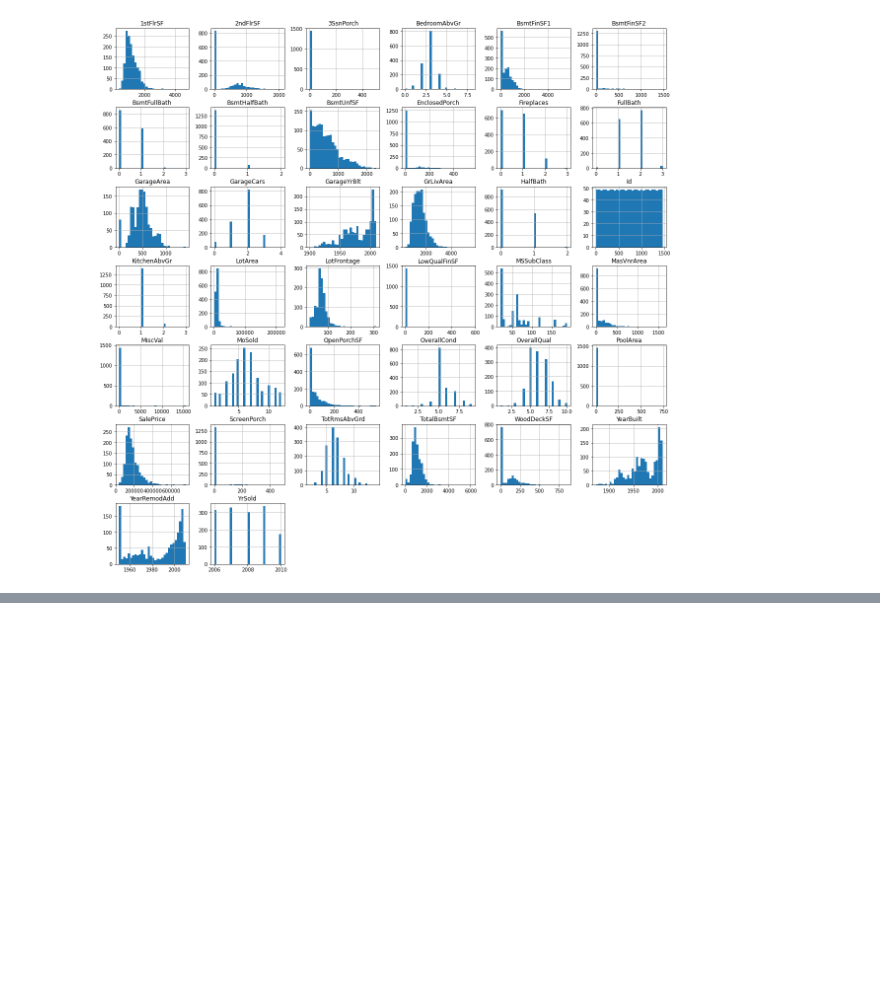
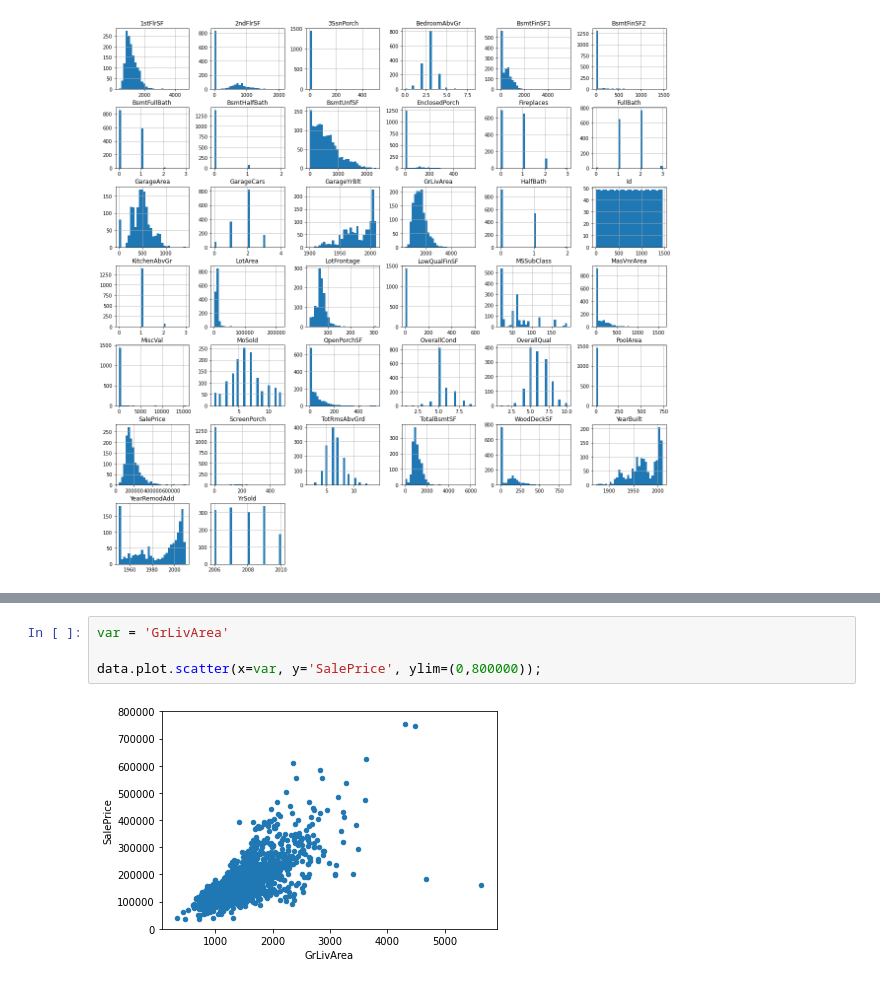
Before and after one commit to yakupusame/HousePrice, a Jupyter notebook: HousePrice.ipynb, the cells around one changed output, grey strips where cells are left out. Drawn from its saved outputs; the diff is of its cells as text; blank space fills up the shorter version.

```diff
--- a/HousePrice.ipynb
+++ b/HousePrice.ipynb
@@ -173,0 +235,6 @@ array([[<matplotlib.axes._subplots.AxesSubplot object at 0x...>,
+# %%
+var = 'GrLivArea'
+
+data.plot.scatter(x=var, y='SalePrice', ylim=(0,800000));
+# %% [output]
+[figure, added]
```
Also changed, not shown: parts of 6 cells of this notebook.
